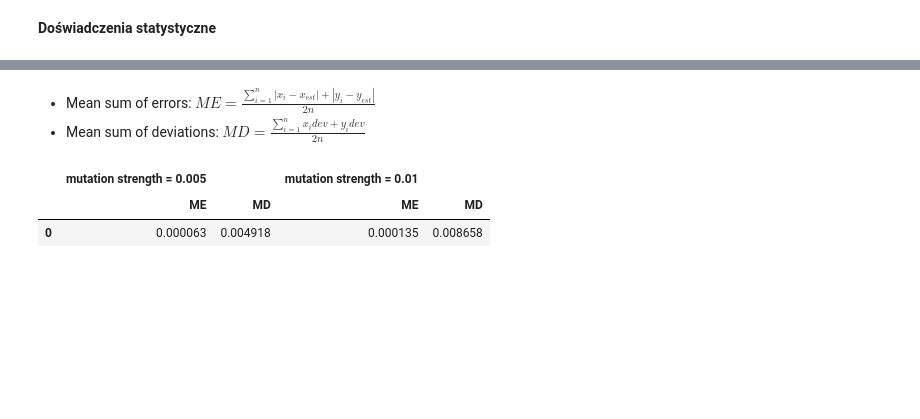
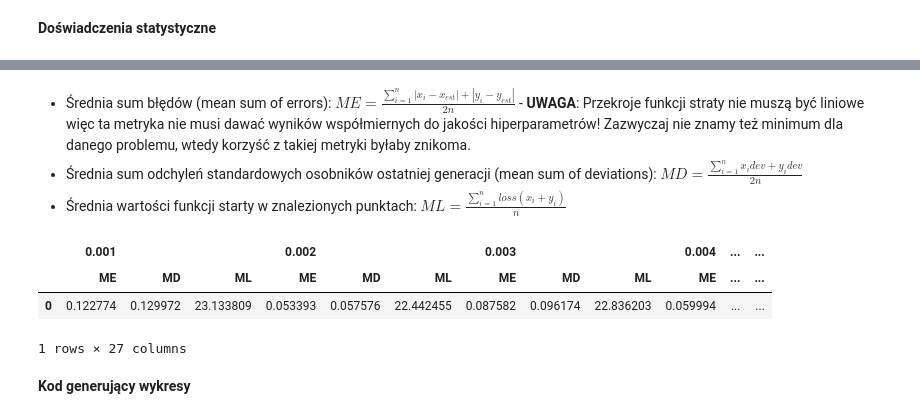
Before and after one commit to janekfilipecki/core-machine-learning, a Jupyter notebook: cw_2.ipynb, the cells around one changed output, grey strips where cells are left out. Cells and saved outputs as stored; diff of their text form; code cells hidden in the pictures; blank space fills up the shorter version.

```diff
--- a/cw_2.ipynb
+++ b/cw_2.ipynb
@@ -120,7 +160,7 @@ def evo(pop_size, num_iters, mutation_strength, cross_probability):
 # %% [markdown]
 __Przykład wywołania__
 # %%
-data = evo(50, 200, 0.005, 0.5)
+data = evo(loss, [RNG.uniform(-1, 1, 2) for _ in range(30)], 50, 0.01, 0.5)
 generations = data[0]
 result = data[1]
 print(result)
@@ -152,22 +198,23 @@ __Doświadczenia statystyczne__
 # %%
-ITERATION_NUMBER = 200
-POPULATION_SIZE = 50
-MUTATION_STRENGTH = 0.005
+ITERATION_NUMBER = 50
+POPULATION_SIZE = 30
+MUTATION_STRENGTH = 0.01
 CROSSOVER_PROBABILITY = 0.5
 
-test = np.arange(0.005, 0.015, 0.005)
+# np.geomspace(0.0001, 0.5, 10)
+test = np.arange(0.001, 0.005, 0.001)
 test = [np.round(t, 3) for t in test]
-param_name = 'mutation strength'
-runs_amount = 10
+param_name = 'crossover probability'
+runs_amount = 50
 
-data = [([evo(POPULATION_SIZE, ITERATION_NUMBER, metric, CROSSOVER_PROBABILITY)  for _ in range(runs_amount)], metric) for metric in test]
+data = [([evo(loss, [RNG.uniform(-1, 1, 2) for _ in range(POPULATION_SIZE)], ITERATION_NUMBER, MUTATION_STRENGTH, param)  for _ in range(runs_amount)], param) for param in test]
 
 col_names = ['x', 'y', 'loss', 'x err (abs)', 'y err (abs)', 'x stddev', 'y stddev']
 df_columns = []
 df_data = [[]]*runs_amount
-for param_data, param_value in data:
+for param_data, param in data:
     df_data = np.append(df_data, [[x[1][0], x[1][1], loss(x[1]), abs(x[1][0] - 1), abs(x[1][1] - 1), np.std(x[0][-1][:][0]), np.std(x[0][-1][:][1])] for x in param_data], axis=1)
-    df_columns += [(f'{param_name} = {param_value}', name) for name in col_names]
+    df_columns += [(param, name) for name in col_names]
 
 df = pd.DataFrame(columns=df_columns, data=df_data)
 df.columns = pd.MultiIndex.from_tuples(df.columns)
@@ -201,14 +238,19 @@ df.describe()
 # %% [markdown]
-- Mean sum of errors: $ME = \frac{\sum\limits_{i=1}^{n}|x_i - x_{est}|+|y_i - y_{est}|} {2n}$
-- Mean sum of deviations: $MD = \frac{\sum\limits_{i=1}^{n}x_i{dev}+y_i{dev}} {2n}$
+- Średnia sum błędów (mean sum of errors): $ME = \frac{\sum\limits_{i=1}^{n}|x_i - x_{est}|+|y_i - y_{est}|} {2n}$ - __UWAGA__: Przekroje funkcji straty nie muszą być liniowe więc ta metryka nie musi dawać wyników współmiernych do jakości hiperparametrów! Zazwyczaj nie znamy też minimum dla danego problemu, wtedy korzyść z takiej metryki byłaby znikoma.
+- Średnia sum odchyleń standardowych osobników ostatniej generacji (mean sum of deviations): $MD = \frac{\sum\limits_{i=1}^{n}x_i{dev}+y_i{dev}} {2n}$
+- Średnia wartości funkcji starty w znalezionych punktach: $ML = \frac{\sum\limits_{i=1}^{n}loss(x_i+y_i)} {n}$
 # %%
 df_stat = pd.DataFrame()
-for param_name in df.columns.get_level_values(0).unique():
-    df_stat[(param_name, 'ME')] = [df.loc[:, [(param_name, 'x err (abs)'), (param_name, 'y err (abs)')]].sum(axis=1).mean()/2]
-    df_stat[(param_name, 'MD')] = [df.loc[:, [(param_name, 'x stddev'), (param_name, 'y stddev')]].sum(axis=1).mean()/2]
+for param in df.columns.get_level_values(0).unique():
+    df_stat[(param, 'ME')] = [df.loc[:, [(param, 'x err (abs)'), (param, 'y err (abs)')]].sum(axis=1).mean()/2]
+    df_stat[(param, 'MD')] = [df.loc[:, [(param, 'x stddev'), (param, 'y stddev')]].sum(axis=1).mean()/2]
+    df_stat[(param, 'ML')] = [df.loc[:, (param, 'loss')].mean()]
 df_stat.columns = pd.MultiIndex.from_tuples(df_stat.columns)
 df_stat
 # %% [output]
-|  | mutation strength = 0.005 |  | mutation strength = 0.01 |  |
-|  | ME | MD | ME | MD |
-| 0 | 0.000063 | 0.004918 | 0.000135 | 0.008658 |
+|  | 0.001 |  |  | 0.002 |  |  | 0.003 |  |  | 0.004 | ... | ... |
+|  | ME | MD | ML | ME | MD | ML | ME | MD | ML | ME | ... | ... |
+| 0 | 0.122774 | 0.129972 | 23.133809 | 0.053393 | 0.057576 | 22.442455 | 0.087582 | 0.096174 | 22.836203 | 0.059994 | ... | ... |
+1 rows × 27 columns
+# %% [markdown]
+__Kod generujący wykresy__
```
Also changed, not shown: parts of 15 cells of this notebook.
